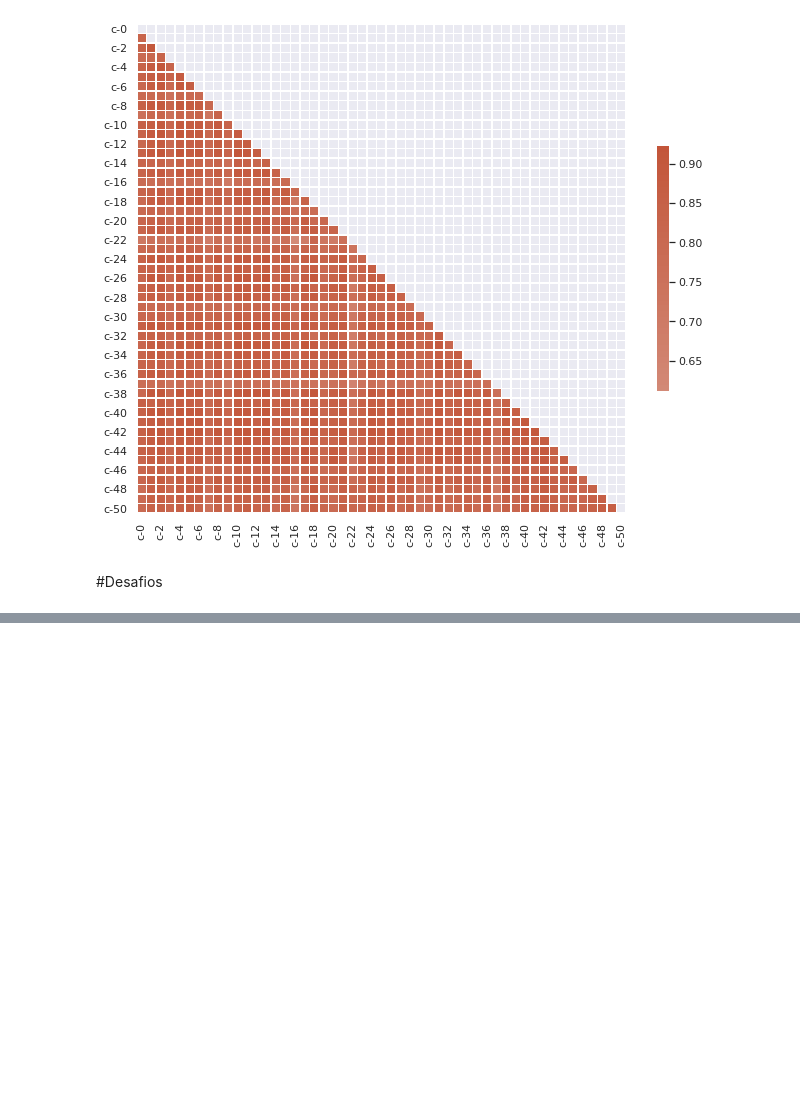
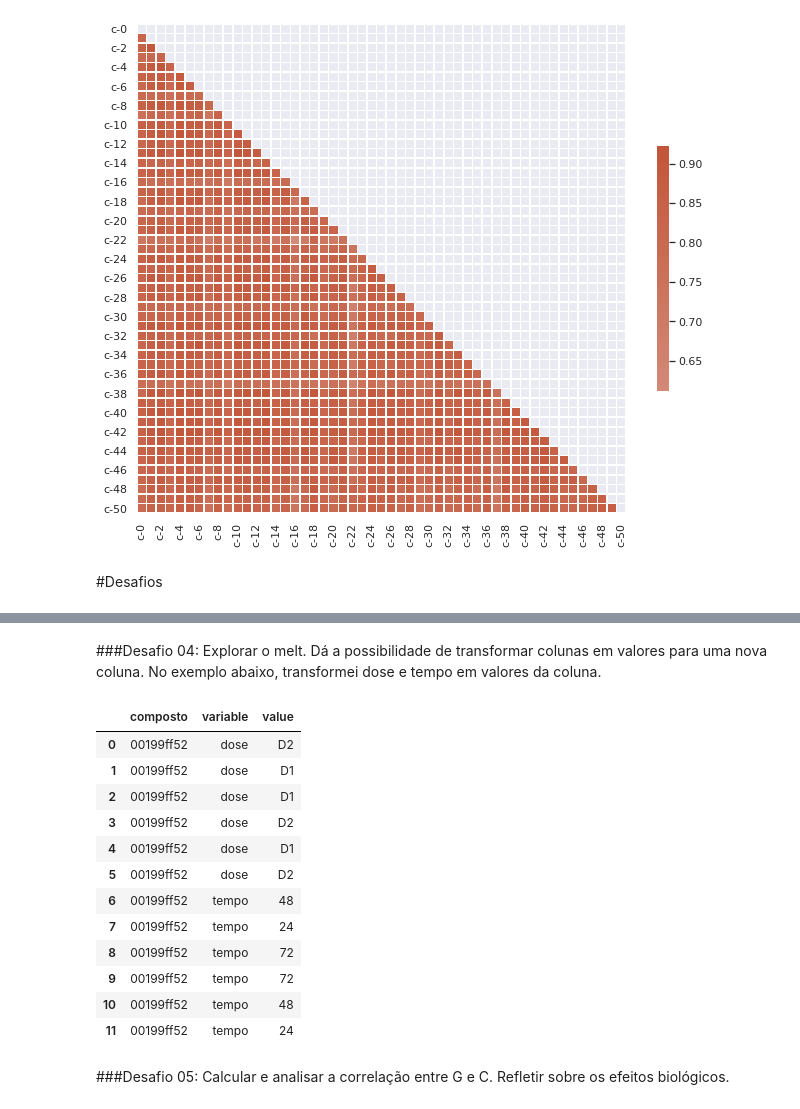
Before and after one commit to guilherme-prado/imersao_dados_3, a Jupyter notebook: Alura_Imersao_Dados_Aula03.ipynb, the cells around one changed output, grey strips where cells are left out. Drawn from its saved outputs; the diff is of its cells as text; code cells hidden in the pictures; blank space fills up the shorter version.

```diff
--- a/Alura_Imersao_Dados_Aula03.ipynb
+++ b/Alura_Imersao_Dados_Aula03.ipynb
@@ -602,0 +685,22 @@ sns.heatmap(corr_celular, mask=mask, cmap=cmap, center=0,
+# %% [markdown]
+###Desafio 04: Explorar o melt.
+Dá a possibilidade de transformar colunas em valores para uma nova coluna. No exemplo abaixo, transformei dose e tempo em valores da coluna.
+# %%
+com_droga = dados.query('composto == "00199ff52"')
+pd.melt(com_droga, id_vars=['composto'], value_vars=['dose', 'tempo'])
+# %% [output]
+|  | composto | variable | value |
+| 0 | 00199ff52 | dose | D2 |
+| 1 | 00199ff52 | dose | D1 |
+| 2 | 00199ff52 | dose | D1 |
+| 3 | 00199ff52 | dose | D2 |
+| 4 | 00199ff52 | dose | D1 |
+| 5 | 00199ff52 | dose | D2 |
+| 6 | 00199ff52 | tempo | 48 |
+| 7 | 00199ff52 | tempo | 24 |
+| 8 | 00199ff52 | tempo | 72 |
+| 9 | 00199ff52 | tempo | 72 |
+| 10 | 00199ff52 | tempo | 48 |
+| 11 | 00199ff52 | tempo | 24 |
+# %% [markdown]
+###Desafio 05: Calcular e analisar a correlação entre G e C. Refletir sobre os efeitos biológicos.
```
Also changed, not shown: parts of 13 cells of this notebook.
